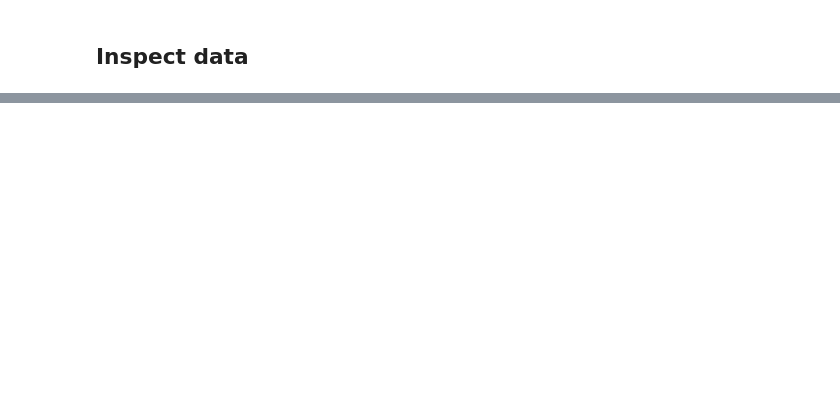
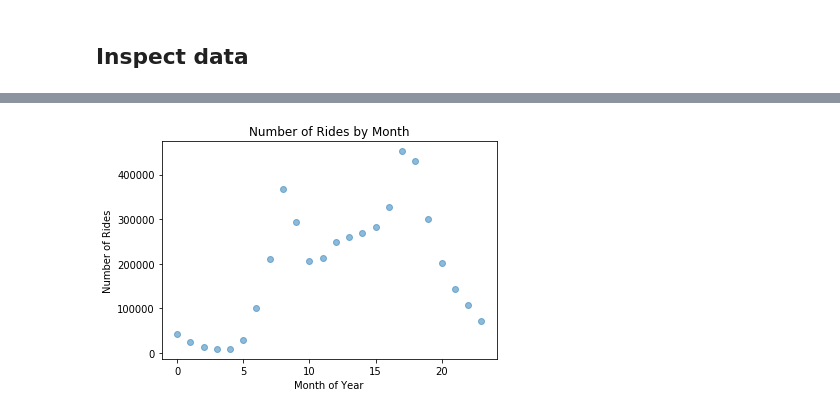
Before and after one commit to yslnam/mofo_bikes, a Jupyter notebook: notebooks/eda/citibike_preprocessed_eda.ipynb, the cells around one changed output, grey strips where cells are left out. Cells and saved outputs as stored; diff of their text form; code cells hidden in the pictures; blank space fills up the shorter version.

```diff
--- a/notebooks/eda/citibike_preprocessed_eda.ipynb
+++ b/notebooks/eda/citibike_preprocessed_eda.ipynb
@@ -315,0 +415,9 @@ Create new feature, `uniquetripid`:
+# %%
+#ad-hocly adjusted for the oversampling of Jan, July-December months
+plt.scatter(x, y, alpha=0.5)
+plt.xlabel('Month of Year')
+plt.ylabel('Number of Rides')
+plt.title('Number of Rides by Month')
+plt.show()
+# %% [output]
+[figure, added]
```
Also changed, not shown: parts of 57 cells of this notebook.
